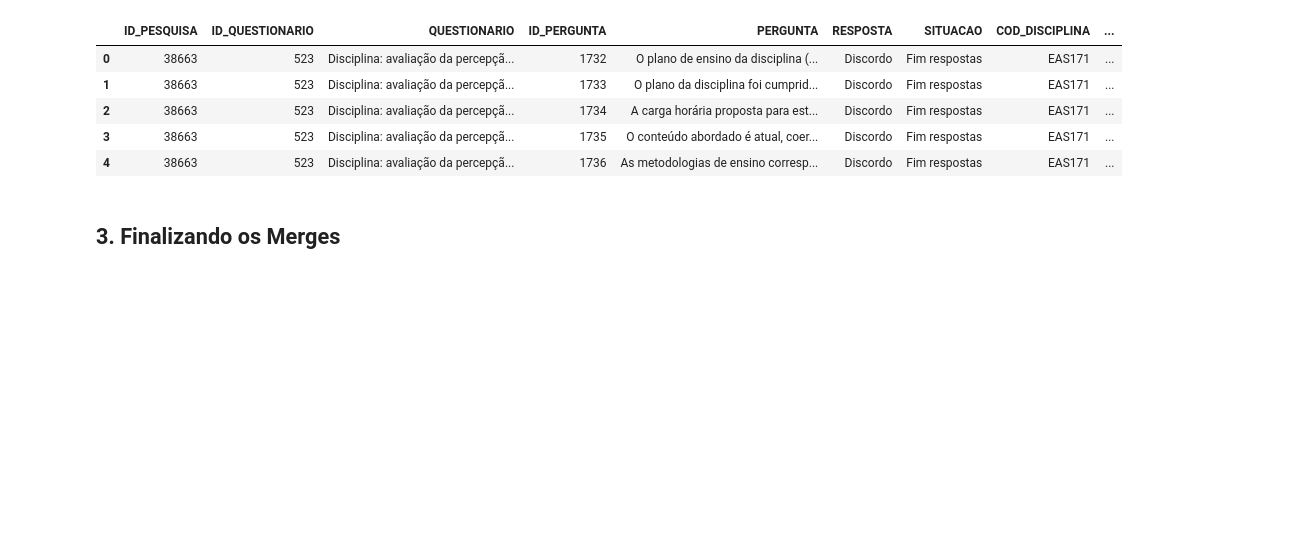
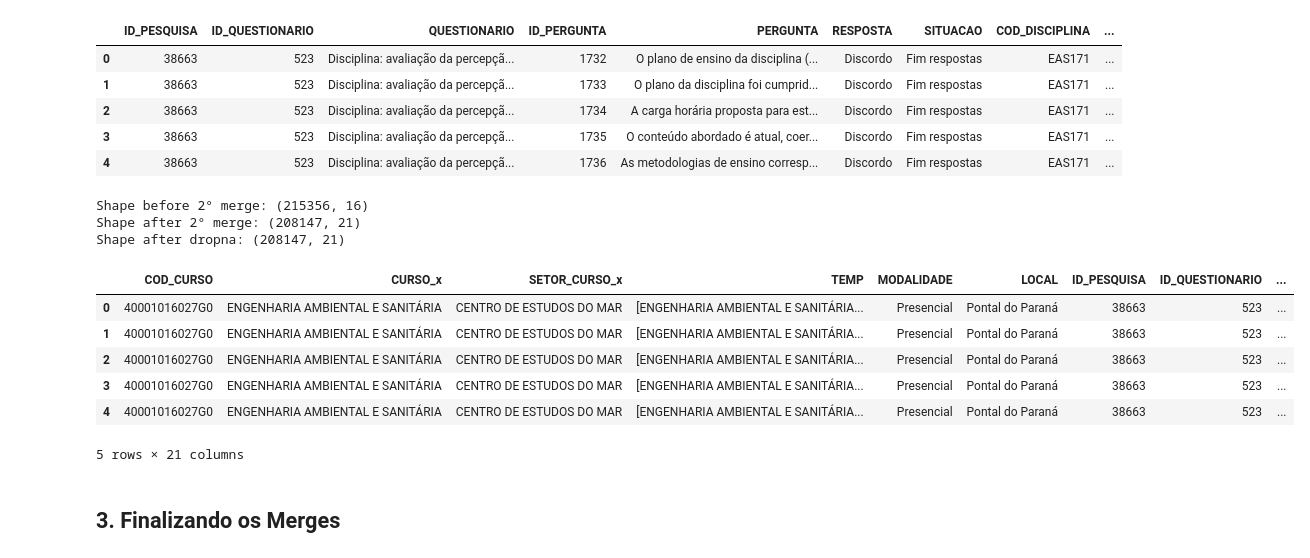
Before and after one commit to IronZiiz/Hackathon_mathmorphosis, a Jupyter notebook: data/processed/Presencial2025/preprocessing_dados_presencial.ipynb, the cells around one changed output. Cells and saved outputs as stored; diff of their text form; code cells hidden in the pictures; blank space fills up the shorter version.

```diff
--- a/data/processed/Presencial2025/preprocessing_dados_presencial.ipynb
+++ b/data/processed/Presencial2025/preprocessing_dados_presencial.ipynb
@@ -225,6 +225,31 @@ Shape after drop_duplicates: (215356, 16)
 | 2 | 38663 | 523 | Disciplina: avaliação da percepçã... | 1734 | A carga horária proposta para est... | Discordo | Fim respostas | EAS171 | ... |
 | 3 | 38663 | 523 | Disciplina: avaliação da percepçã... | 1735 | O conteúdo abordado é atual, coer... | Discordo | Fim respostas | EAS171 | ... |
 | 4 | 38663 | 523 | Disciplina: avaliação da percepçã... | 1736 | As metodologias de ensino corresp... | Discordo | Fim respostas | EAS171 | ... |
+# %%
+print(f'Shape before 2° merge: {df_presencial_pesquisa.shape}')
+df_presencial_pesquisa = pd.merge(
+    left=df_presencial_cursos['COD_CURSO'],
+    right=df_presencial_pesquisa.rename(columns={}),
+    on='COD_CURSO',
+    how='left'
+)
+print(f'Shape after 2° merge: {df_presencial_pesquisa.shape}')
+df_presencial_pesquisa.dropna()
+print(f'Shape after dropna: {df_presencial_pesquisa.shape}')
+# %% [output]
+Shape before 2° merge: (215356, 16)
+Shape after 2° merge: (208147, 21)
+Shape after dropna: (208147, 21)
+# %%
+df_presencial_pesquisa.head()
+# %% [output]
+|  | COD_CURSO | CURSO_x | SETOR_CURSO_x | TEMP | MODALIDADE | LOCAL | ID_PESQUISA | ID_QUESTIONARIO | ... |
+| 0 | 40001016027G0 | ENGENHARIA AMBIENTAL E SANITÁRIA | CENTRO DE ESTUDOS DO MAR | [ENGENHARIA AMBIENTAL E SANITÁRIA... | Presencial | Pontal do Paraná | 38663 | 523 | ... |
+| 1 | 40001016027G0 | ENGENHARIA AMBIENTAL E SANITÁRIA | CENTRO DE ESTUDOS DO MAR | [ENGENHARIA AMBIENTAL E SANITÁRIA... | Presencial | Pontal do Paraná | 38663 | 523 | ... |
+| 2 | 40001016027G0 | ENGENHARIA AMBIENTAL E SANITÁRIA | CENTRO DE ESTUDOS DO MAR | [ENGENHARIA AMBIENTAL E SANITÁRIA... | Presencial | Pontal do Paraná | 38663 | 523 | ... |
+| 3 | 40001016027G0 | ENGENHARIA AMBIENTAL E SANITÁRIA | CENTRO DE ESTUDOS DO MAR | [ENGENHARIA AMBIENTAL E SANITÁRIA... | Presencial | Pontal do Paraná | 38663 | 523 | ... |
+| 4 | 40001016027G0 | ENGENHARIA AMBIENTAL E SANITÁRIA | CENTRO DE ESTUDOS DO MAR | [ENGENHARIA AMBIENTAL E SANITÁRIA... | Presencial | Pontal do Paraná | 38663 | 523 | ... |
+5 rows × 21 columns
 # %% [markdown]
 ## 3. Finalizando os Merges
 # %%
```
Also changed, not shown: parts of 15 cells of this notebook, 2 other files.
